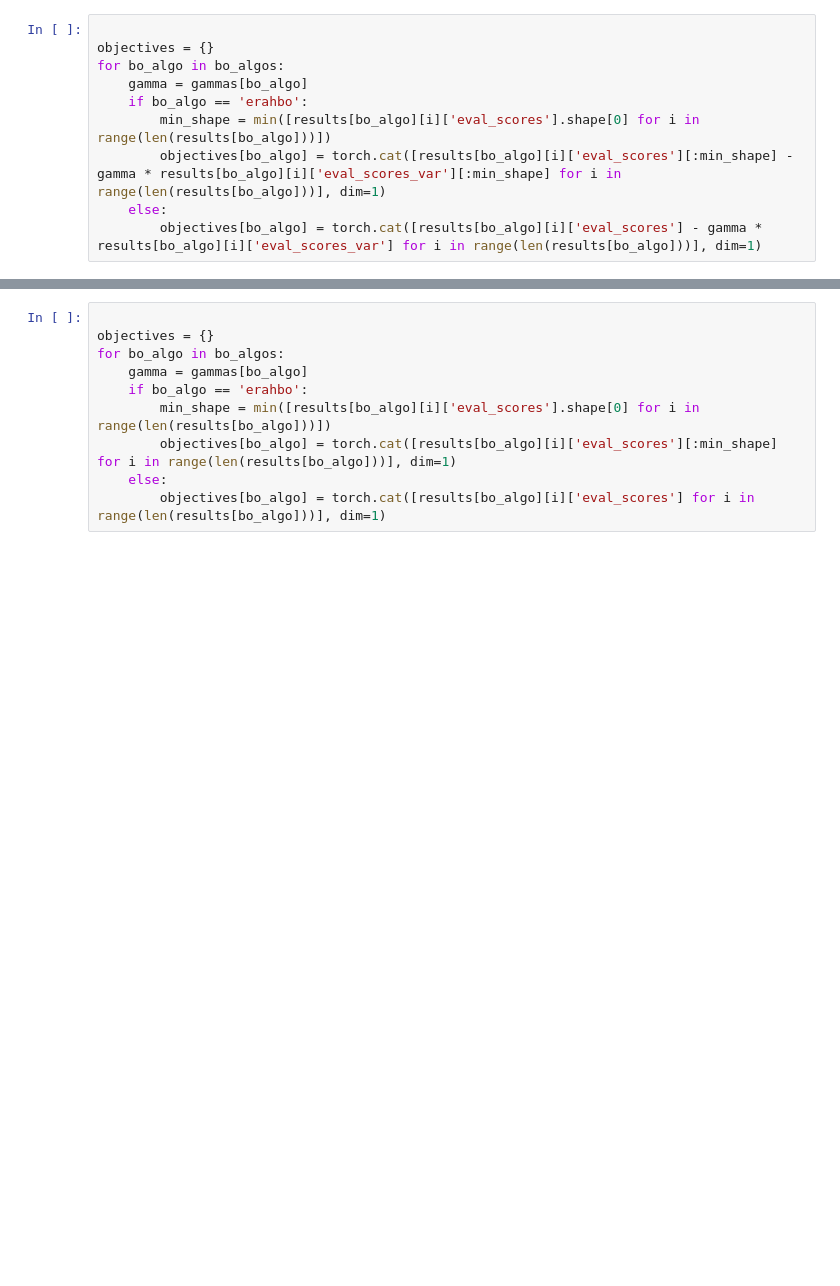
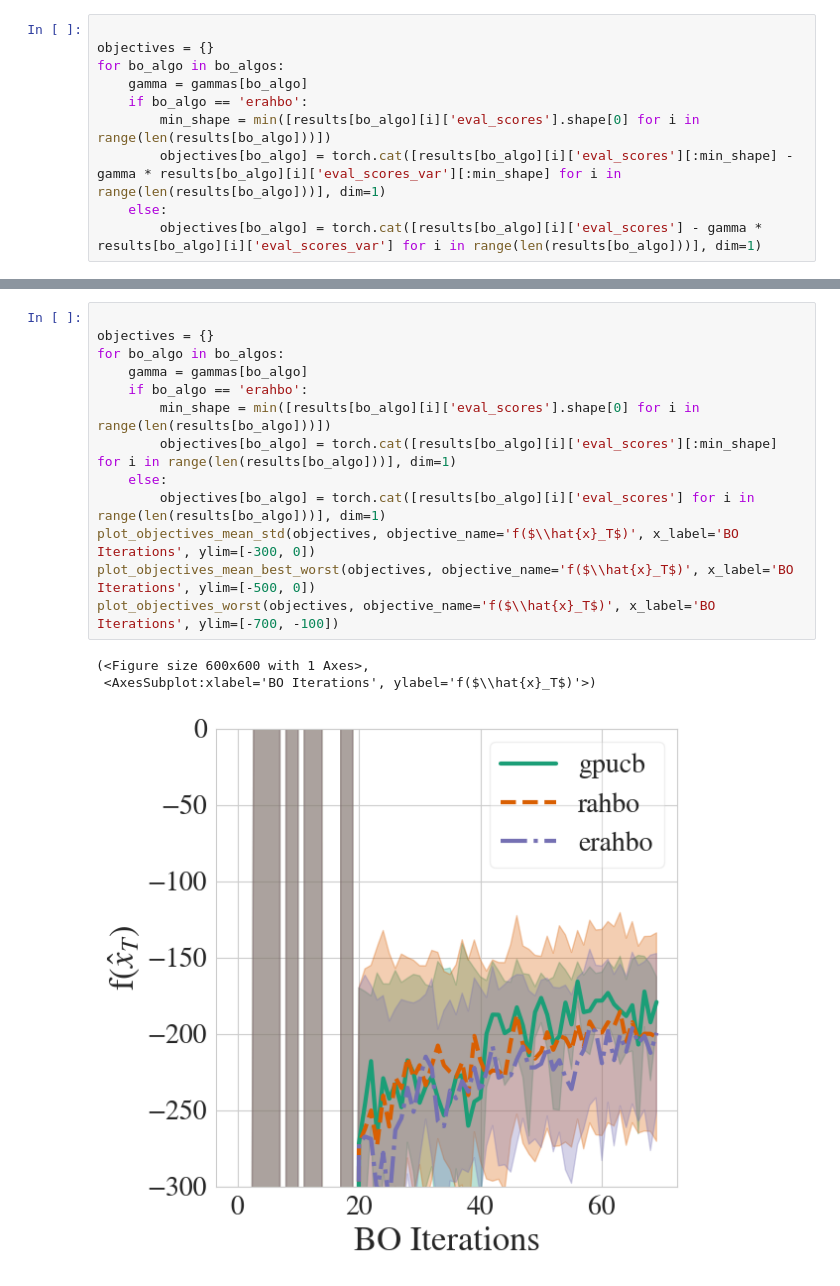
Before and after one commit to middleyuan/risk-averse-hetero-bo, a Jupyter notebook: ipynbs/erahbo_rl.ipynb, the cells around one changed output, grey strips where cells are left out. Cells and saved outputs as stored; diff of their text form; blank space fills up the shorter version.

```diff
--- a/ipynbs/erahbo_rl.ipynb
+++ b/ipynbs/erahbo_rl.ipynb
@@ -260,10 +286,17 @@ plot_objectives_mean_std(objectives, objective_name='MV($\\hat{x}_T$)', x_label=
 # %%
 
 objectives = {}
 for bo_algo in bo_algos:
     gamma = gammas[bo_algo]
     if bo_algo == 'erahbo':
         min_shape = min([results[bo_algo][i]['eval_scores'].shape[0] for i in range(len(results[bo_algo]))])
         objectives[bo_algo] = torch.cat([results[bo_algo][i]['eval_scores'][:min_shape] for i in range(len(results[bo_algo]))], dim=1)
     else:
         objectives[bo_algo] = torch.cat([results[bo_algo][i]['eval_scores'] for i in range(len(results[bo_algo]))], dim=1)
+plot_objectives_mean_std(objectives, objective_name='f($\\hat{x}_T$)', x_label='BO Iterations', ylim=[-300, 0])
+plot_objectives_mean_best_worst(objectives, objective_name='f($\\hat{x}_T$)', x_label='BO Iterations', ylim=[-500, 0])
+plot_objectives_worst(objectives, objective_name='f($\\hat{x}_T$)', x_label='BO Iterations', ylim=[-700, -100])
+# %% [output]
+(<Figure size 600x600 with 1 Axes>,
+ <AxesSubplot:xlabel='BO Iterations', ylabel='f($\\hat{x}_T$)'>)
+[figure, added]
```
Also changed, not shown: parts of 19 cells of this notebook, 1 other file.
